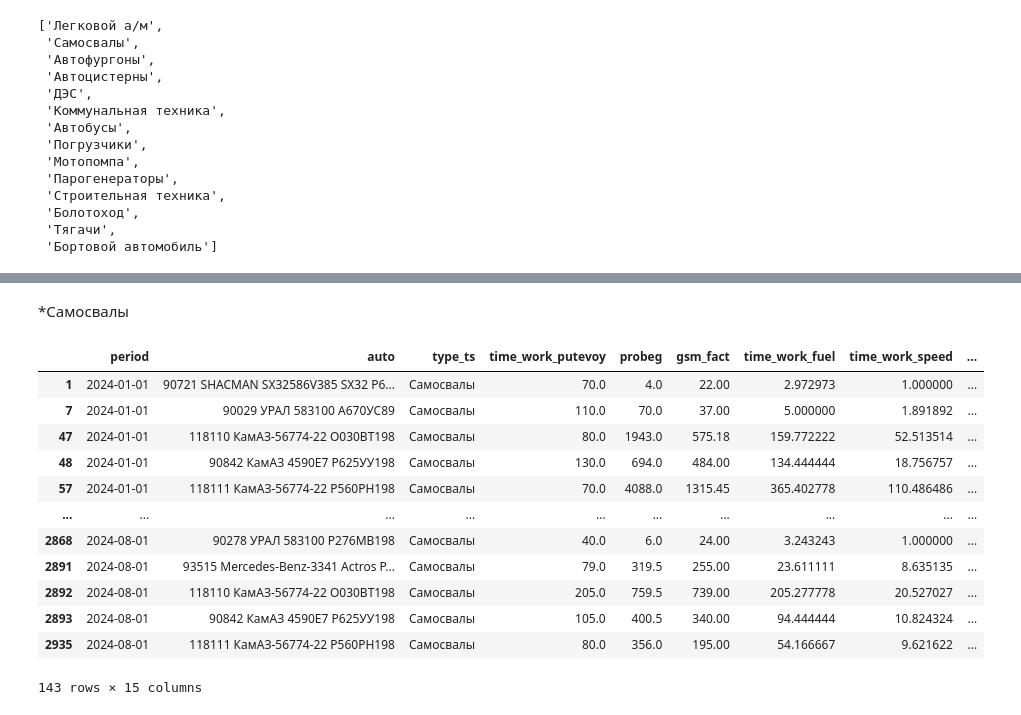
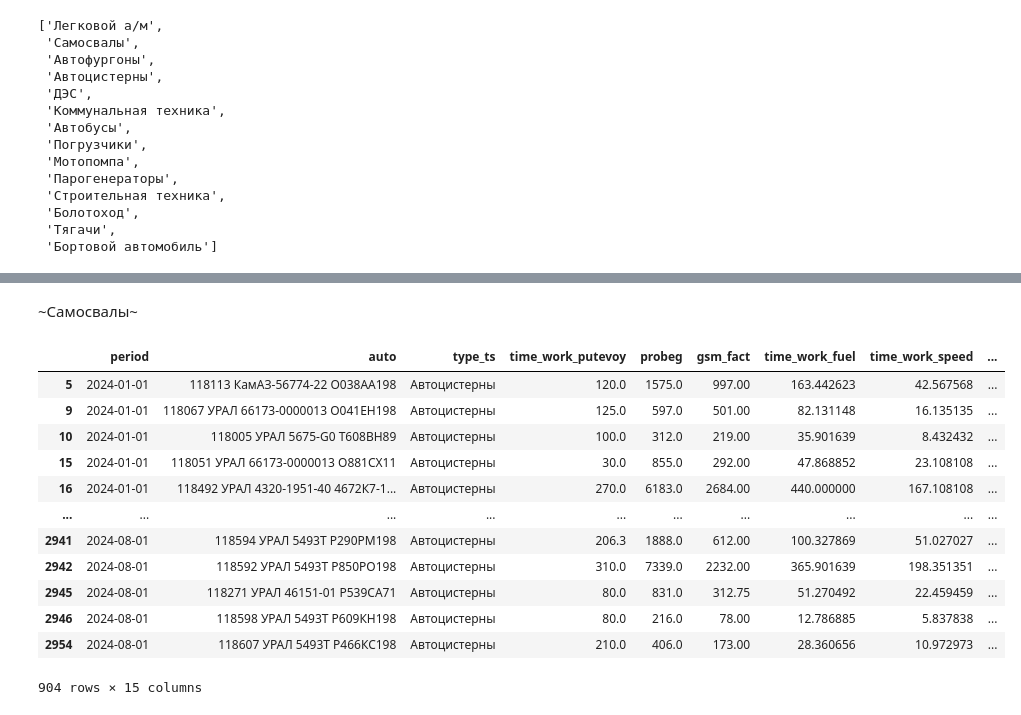
Before and after one commit to FelixDS55/mash_chas, a Jupyter notebook: m_chas.ipynb, the cells around one changed output, grey strips where cells are left out. Drawn from its saved outputs; the diff is of its cells as text; code cells hidden in the pictures.

```diff
--- a/m_chas.ipynb
+++ b/m_chas.ipynb
@@ -192,20 +175,20 @@ for i in unique_type_ts:
 # %% [markdown]
-*Самосвалы
+~Самосвалы~
 # %%
-df_samosval = df[df['type_ts'] == unique_type_ts[1]]
+df_bochka = df[df['type_ts'] == 'Автоцистерны']
-# %%
-df_samosval
-# %% [output]
-|  | period | auto | type_ts | time_work_putevoy | probeg | gsm_fact | time_work_fuel | time_work_speed | ... |
-| 1 | 2024-01-01 | 90721 SHACMAN SX32586V385 SX32 Р6... | Самосвалы | 70.0 | 4.0 | 22.00 | 2.972973 | 1.000000 | ... |
-| 7 | 2024-01-01 | 90029 УРАЛ 583100 А670УС89 | Самосвалы | 110.0 | 70.0 | 37.00 | 5.000000 | 1.891892 | ... |
-| 47 | 2024-01-01 | 118110 КамАЗ-56774-22 О030ВТ198 | Самосвалы | 80.0 | 1943.0 | 575.18 | 159.772222 | 52.513514 | ... |
-| 48 | 2024-01-01 | 90842 КамАЗ 4590Е7 Р625УУ198 | Самосвалы | 130.0 | 694.0 | 484.00 | 134.444444 | 18.756757 | ... |
-| 57 | 2024-01-01 | 118111 КамАЗ-56774-22 Р560РН198 | Самосвалы | 70.0 | 4088.0 | 1315.45 | 365.402778 | 110.486486 | ... |
-| ... | ... | ... | ... | ... | ... | ... | ... | ... | ... |
-| 2868 | 2024-08-01 | 90278 УРАЛ 583100 Р276МВ198 | Самосвалы | 40.0 | 6.0 | 24.00 | 3.243243 | 1.000000 | ... |
-| 2891 | 2024-08-01 | 93515 Mercedes-Benz-3341 Aсtros Р... | Самосвалы | 79.0 | 319.5 | 255.00 | 23.611111 | 8.635135 | ... |
-| 2892 | 2024-08-01 | 118110 КамАЗ-56774-22 О030ВТ198 | Самосвалы | 205.0 | 759.5 | 739.00 | 205.277778 | 20.527027 | ... |
-| 2893 | 2024-08-01 | 90842 КамАЗ 4590Е7 Р625УУ198 | Самосвалы | 105.0 | 400.5 | 340.00 | 94.444444 | 10.824324 | ... |
-| 2935 | 2024-08-01 | 118111 КамАЗ-56774-22 Р560РН198 | Самосвалы | 80.0 | 356.0 | 195.00 | 54.166667 | 9.621622 | ... |
-143 rows × 15 columns
+# %%
+df_bochka
+# %% [output]
+|  | period | auto | type_ts | time_work_putevoy | probeg | gsm_fact | time_work_fuel | time_work_speed | ... |
+| 5 | 2024-01-01 | 118113 КамАЗ-56774-22 О038АА198 | Автоцистерны | 120.0 | 1575.0 | 997.00 | 163.442623 | 42.567568 | ... |
+| 9 | 2024-01-01 | 118067 УРАЛ 66173-0000013 О041ЕН198 | Автоцистерны | 125.0 | 597.0 | 501.00 | 82.131148 | 16.135135 | ... |
+| 10 | 2024-01-01 | 118005 УРАЛ 5675-G0 Т608ВН89 | Автоцистерны | 100.0 | 312.0 | 219.00 | 35.901639 | 8.432432 | ... |
+| 15 | 2024-01-01 | 118051 УРАЛ 66173-0000013 О881СХ11 | Автоцистерны | 30.0 | 855.0 | 292.00 | 47.868852 | 23.108108 | ... |
+| 16 | 2024-01-01 | 118492 УРАЛ 4320-1951-40 4672К7-1... | Автоцистерны | 270.0 | 6183.0 | 2684.00 | 440.000000 | 167.108108 | ... |
+| ... | ... | ... | ... | ... | ... | ... | ... | ... | ... |
+| 2941 | 2024-08-01 | 118594 УРАЛ 5493Т Р290РМ198 | Автоцистерны | 206.3 | 1888.0 | 612.00 | 100.327869 | 51.027027 | ... |
+| 2942 | 2024-08-01 | 118592 УРАЛ 5493Т Р850РО198 | Автоцистерны | 310.0 | 7339.0 | 2232.00 | 365.901639 | 198.351351 | ... |
+| 2945 | 2024-08-01 | 118271 УРАЛ 46151-01 Р539СА71 | Автоцистерны | 80.0 | 831.0 | 312.75 | 51.270492 | 22.459459 | ... |
+| 2946 | 2024-08-01 | 118598 УРАЛ 5493Т Р609КН198 | Автоцистерны | 80.0 | 216.0 | 78.00 | 12.786885 | 5.837838 | ... |
+| 2954 | 2024-08-01 | 118607 УРАЛ 5493Т Р466КС198 | Автоцистерны | 210.0 | 406.0 | 173.00 | 28.360656 | 10.972973 | ... |
+904 rows × 15 columns
```
Also changed, not shown: parts of 6 cells of this notebook, 2 other files.
